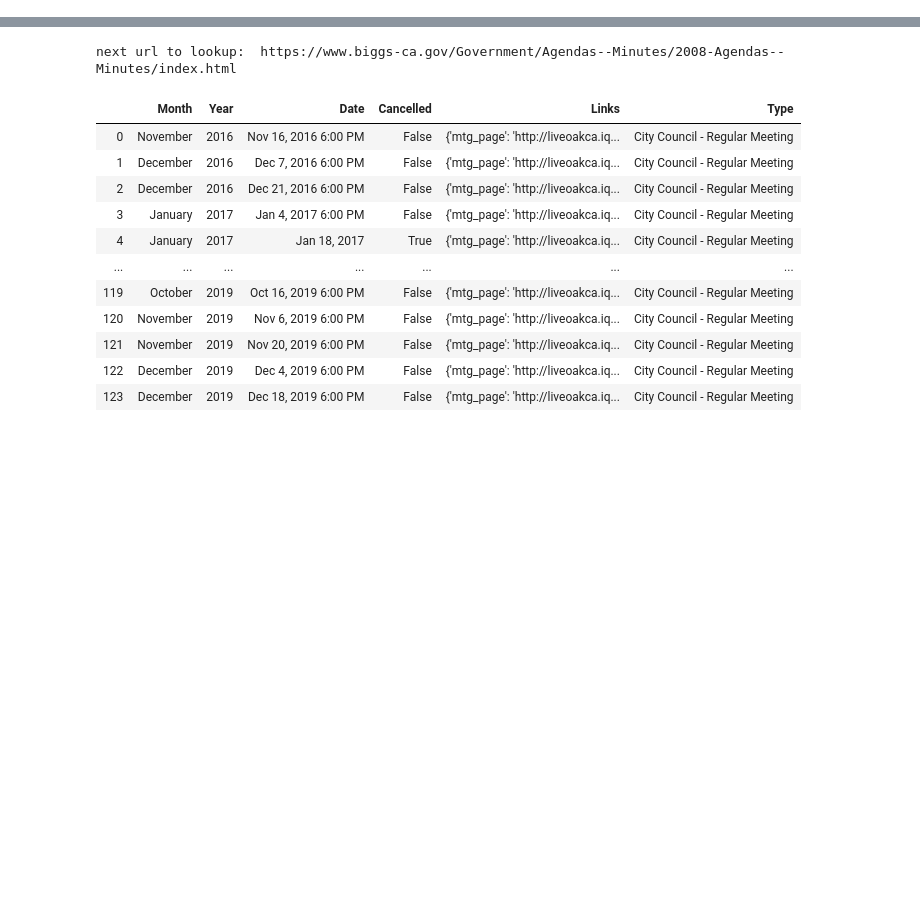
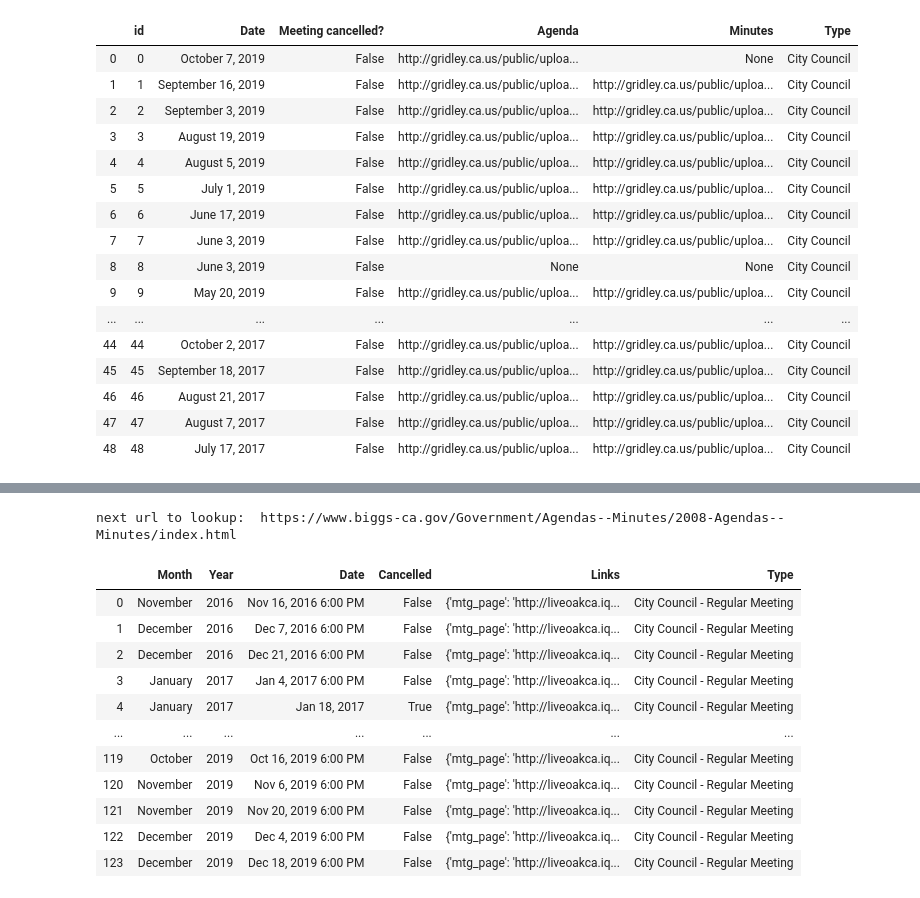
Before and after one commit to DiPierro/autolocal, a Jupyter notebook: notebooks/2019-10-09-scraping.ipynb, the cells around one changed output, grey strips where cells are left out. Saved outputs shown, nothing was run; the diff lists cells and outputs as text; code cells hidden in the pictures; blank space fills up the shorter version.

```diff
--- a/notebooks/2019-10-09-scraping.ipynb
+++ b/notebooks/2019-10-09-scraping.ipynb
@@ -74,0 +77,20 @@ gridley_pc_scraper = GridleyScraper(
+# %%
+gridley_cc_scraper.data
+# %% [output]
+|  | id | Date | Meeting cancelled? | Agenda | Minutes | Type |
+| 0 | 0 | October 7, 2019 | False | http://gridley.ca.us/public/uploa... | None | City Council |
+| 1 | 1 | September 16, 2019 | False | http://gridley.ca.us/public/uploa... | http://gridley.ca.us/public/uploa... | City Council |
+| 2 | 2 | September 3, 2019 | False | http://gridley.ca.us/public/uploa... | http://gridley.ca.us/public/uploa... | City Council |
+| 3 | 3 | August 19, 2019 | False | http://gridley.ca.us/public/uploa... | http://gridley.ca.us/public/uploa... | City Council |
+| 4 | 4 | August 5, 2019 | False | http://gridley.ca.us/public/uploa... | http://gridley.ca.us/public/uploa... | City Council |
+| 5 | 5 | July 1, 2019 | False | http://gridley.ca.us/public/uploa... | http://gridley.ca.us/public/uploa... | City Council |
+| 6 | 6 | June 17, 2019 | False | http://gridley.ca.us/public/uploa... | http://gridley.ca.us/public/uploa... | City Council |
+| 7 | 7 | June 3, 2019 | False | http://gridley.ca.us/public/uploa... | http://gridley.ca.us/public/uploa... | City Council |
+| 8 | 8 | June 3, 2019 | False | None | None | City Council |
+| 9 | 9 | May 20, 2019 | False | http://gridley.ca.us/public/uploa... | http://gridley.ca.us/public/uploa... | City Council |
+| ... | ... | ... | ... | ... | ... | ... |
+| 44 | 44 | October 2, 2017 | False | http://gridley.ca.us/public/uploa... | http://gridley.ca.us/public/uploa... | City Council |
+| 45 | 45 | September 18, 2017 | False | http://gridley.ca.us/public/uploa... | http://gridley.ca.us/public/uploa... | City Council |
+| 46 | 46 | August 21, 2017 | False | http://gridley.ca.us/public/uploa... | http://gridley.ca.us/public/uploa... | City Council |
+| 47 | 47 | August 7, 2017 | False | http://gridley.ca.us/public/uploa... | http://gridley.ca.us/public/uploa... | City Council |
+| 48 | 48 | July 17, 2017 | False | http://gridley.ca.us/public/uploa... | http://gridley.ca.us/public/uploa... | City Council |
```
Also changed, not shown: parts of 5 cells of this notebook.
